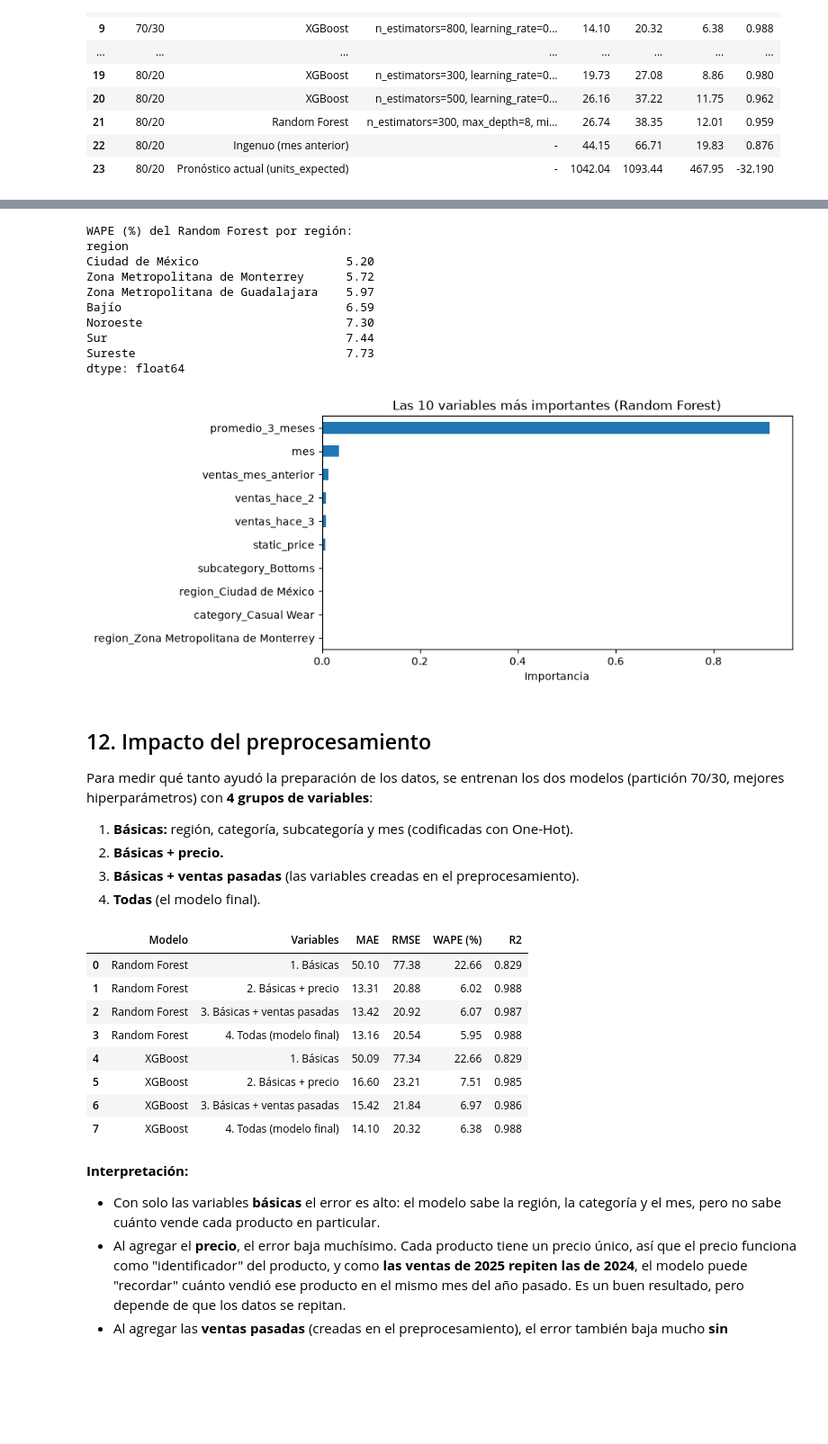
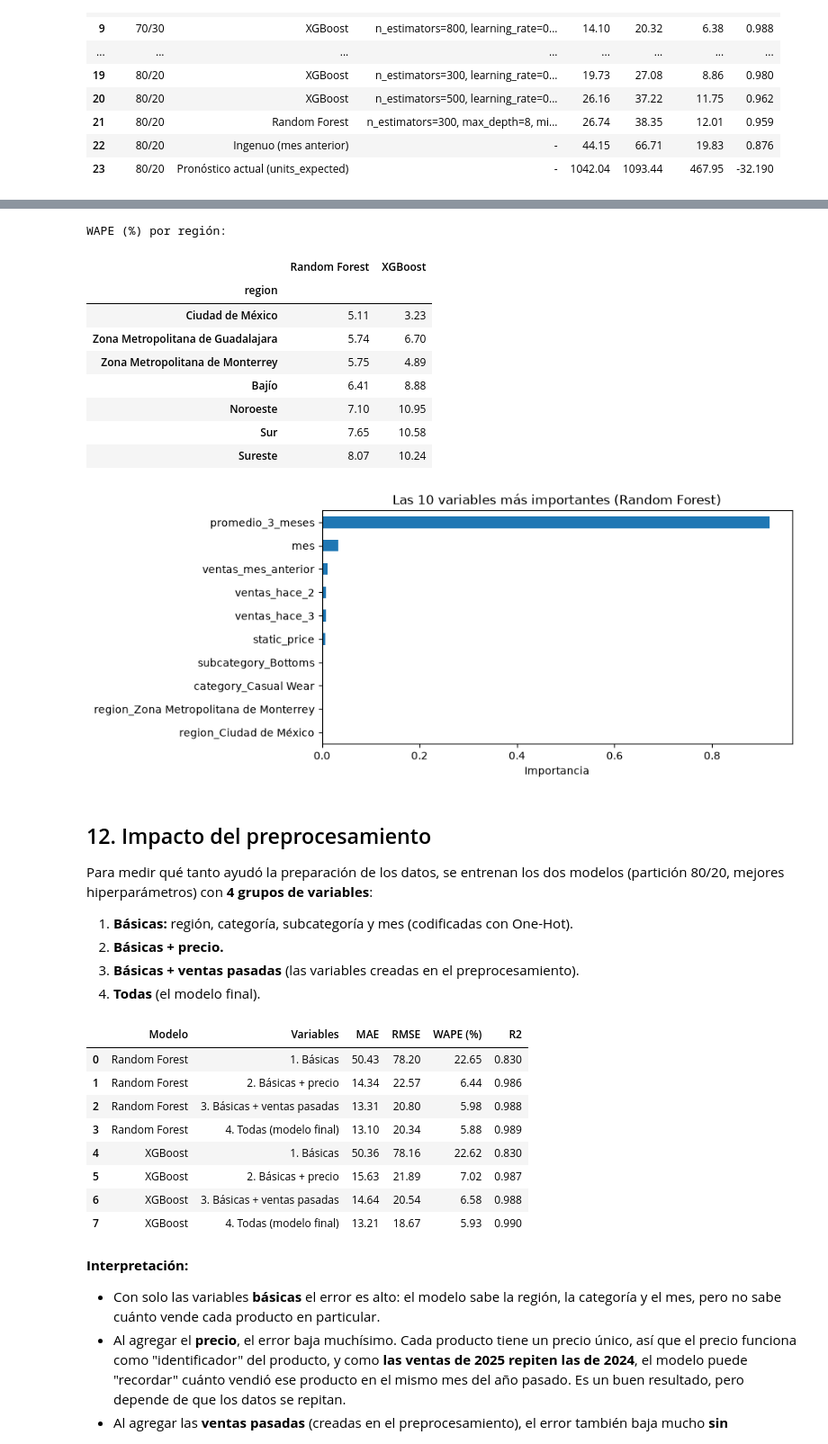
Before and after one commit to patatamanYT/no-entear, a Jupyter notebook: etapa_5_1_codigo/TI3002C_Etapa 5.1_Código ML_6_Jaime Hernández González.ipynb, the cells around one changed output, grey strips where cells are left out. Shown at 90% size. Drawn from its saved outputs; the diff is of its cells as text; code cells hidden in the pictures; blank space fills up the shorter version.

```diff
--- a/etapa_5_1_codigo/TI3002C_Etapa 5.1_Código ML_6_Jaime Hernández González.ipynb
+++ b/etapa_5_1_codigo/TI3002C_Etapa 5.1_Código ML_6_Jaime Hernández González.ipynb
@@ -446,28 +458,31 @@ Se vuelve a entrenar el mejor modelo con la partición 70/30 para ver sus result
 # %%
-corte = '2025-07-01'
+corte = '2025-09-01'
 entrenamiento = datos['fecha'] < corte
 prueba = datos['fecha'] >= corte
 
 mejor_rf = RandomForestRegressor(n_estimators=100, max_depth=None, min_samples_leaf=1, random_state=42, n_jobs=-1)
 mejor_rf.fit(X[entrenamiento], y[entrenamiento])
 
+mejor_xgb = XGBRegressor(n_estimators=800, learning_rate=0.03, max_depth=8, random_state=42)
+mejor_xgb.fit(X[entrenamiento], y[entrenamiento])
+
 resultado = datos.loc[prueba, ['fecha', 'region', 'units_sold', 'units_expected']].copy()
 resultado['pronostico_rf'] = mejor_rf.predict(X[prueba])
+resultado['pronostico_xgb'] = mejor_xgb.predict(X[prueba])
 
-# Total por mes: real vs. pronóstico del modelo vs. pronóstico actual
-total_mes = resultado.groupby('fecha')[['units_sold', 'pronostico_rf', 'units_expected']].sum()
+# Total por mes: real vs. pronósticos de los dos modelos
+total_mes = resultado.groupby('fecha')[['units_sold', 'pronostico_rf', 'pronostico_xgb', 'units_expected']].sum()
 
 plt.figure(figsize=(10, 4))
 plt.plot(total_mes.index, total_mes['units_sold'], marker='o', label='Ventas reales')
 plt.plot(total_mes.index, total_mes['pronostico_rf'], marker='o', linestyle='--', label='Pronóstico Random Forest')
-plt.title('Julio–diciembre 2025: ventas reales vs. pronóstico de Random Forest')
+plt.plot(total_mes.index, total_mes['pronostico_xgb'], marker='o', linestyle=':', label='Pronóstico XGBoost')
+plt.title('Septiembre–diciembre 2025: ventas reales vs. pronósticos')
 plt.ylabel('Unidades')
 plt.legend()
 plt.grid(alpha=0.3)
 plt.show()
 
 # El pronóstico actual no se grafica porque es ~6 veces mayor y aplastaría la escala
-total_mes['diferencia_rf'] = total_mes['pronostico_rf'] - total_mes['units_sold']
-total_mes['diferencia_actual'] = total_mes['units_expected'] - total_mes['units_sold']
 total_mes.round(0)
 # %% [output]
@@ -519,20 +533,24 @@ El 90% de los errores está entre -29.5 y 31.2 unidades
 # %%
-# Error del mejor modelo por región
-por_region = resultado.groupby('region').apply(
-    lambda g: round(np.abs(g['units_sold'] - g['pronostico_rf']).sum() / g['units_sold'].sum() * 100, 2))
-print('WAPE (%) del Random Forest por región:')
-print(por_region.sort_values())
+# Error de los dos modelos por región
+por_region = pd.DataFrame({
+    'Random Forest': resultado.groupby('region').apply(
+        lambda g: np.abs(g['units_sold'] - g['pronostico_rf']).sum() / g['units_sold'].sum() * 100),
+    'XGBoost': resultado.groupby('region').apply(
+        lambda g: np.abs(g['units_sold'] - g['pronostico_xgb']).sum() / g['units_sold'].sum() * 100),
+}).round(2)
+print('WAPE (%) por región:')
+por_region.sort_values('Random Forest')
 # %% [output]
-WAPE (%) del Random Forest por región:
-region
-Ciudad de México                     5.20
-Zona Metropolitana de Monterrey      5.72
-Zona Metropolitana de Guadalajara    5.97
-Bajío                                6.59
-Noroeste                             7.30
-Sur                                  7.44
-Sureste                              7.73
-dtype: float64
+WAPE (%) por región:
+|  | Random Forest | XGBoost |
+| region |  |  |
+| Ciudad de México | 5.11 | 3.23 |
+| Zona Metropolitana de Guadalajara | 5.74 | 6.70 |
+| Zona Metropolitana de Monterrey | 5.75 | 4.89 |
+| Bajío | 6.41 | 8.88 |
+| Noroeste | 7.10 | 10.95 |
+| Sur | 7.65 | 10.58 |
+| Sureste | 8.07 | 10.24 |
 # %%
 # ¿Qué variables usa más el modelo? (segundo método de selección de variables)
 importancia = pd.Series(mejor_rf.feature_importances_, index=X.columns).sort_values(ascending=False).head(10)
@@ -543,53 +561,53 @@ plt.title('Las 10 variables más importantes (Random Forest)')
 plt.xlabel('Importancia')
 plt.show()
 # %% [output]
-[figure, old version]
+[figure, new version]
 # %% [markdown]
 ## 12. Impacto del preprocesamiento
-Para medir qué tanto ayudó la preparación de los datos, se entrenan los dos modelos (partición 70/30, mejores hiperparámetros) con **4 grupos de variables**:
+Para medir qué tanto ayudó la preparación de los datos, se entrenan los dos modelos (partición 80/20, mejores hiperparámetros) con **4 grupos de variables**:
 1. **Básicas:** región, categoría, subcategoría y mes (codificadas con One-Hot).
 2. **Básicas + precio.**
 3. **Básicas + ventas pasadas** (las variables creadas en el preprocesamiento).
 4. **Todas** (el modelo final).
 # %%
-corte = '2025-07-01'
+corte = '2025-09-01'
 entrenamiento = datos['fecha'] < corte
 prueba = datos['fecha'] >= corte
 
 basicas = ['region', 'category', 'subcategory', 'mes']
 rezagos = ['ventas_mes_anterior', 'ventas_hace_2', 'ventas_hace_3', 'promedio_3_meses']
 grupos = {
     '1. Básicas': basicas,
     '2. Básicas + precio': basicas + ['static_price'],
     '3. Básicas + ventas pasadas': basicas + rezagos,
     '4. Todas (modelo final)': basicas + ['static_price'] + rezagos,
 }
 modelos = {
     'Random Forest': lambda: RandomForestRegressor(n_estimators=100, random_state=42, n_jobs=-1),
     'XGBoost': lambda: XGBRegressor(n_estimators=800, learning_rate=0.03, max_depth=8, random_state=42),
 }
 
 comparacion = []
 for nombre_modelo, crear_modelo in modelos.items():
     for nombre_grupo, columnas in grupos.items():
         X_grupo = pd.get_dummies(datos[columnas], columns=['region', 'category', 'subcategory'], dtype=int)
         modelo = crear_modelo()
         modelo.fit(X_grupo[entrenamiento], y[entrenamiento])
         fila = evaluar(y[prueba], modelo.predict(X_grupo[prueba]))
         fila.update({'Modelo': nombre_modelo, 'Variables': nombre_grupo})
         comparacion.append(fila)
 
 pd.DataFrame(comparacion)[['Modelo', 'Variables', 'MAE', 'RMSE', 'WAPE (%)', 'R2']]
 # %% [output]
 |  | Modelo | Variables | MAE | RMSE | WAPE (%) | R2 |
-| 0 | Random Forest | 1. Básicas | 50.10 | 77.38 | 22.66 | 0.829 |
-| 1 | Random Forest | 2. Básicas + precio | 13.31 | 20.88 | 6.02 | 0.988 |
-| 2 | Random Forest | 3. Básicas + ventas pasadas | 13.42 | 20.92 | 6.07 | 0.987 |
-| 3 | Random Forest | 4. Todas (modelo final) | 13.16 | 20.54 | 5.95 | 0.988 |
-| 4 | XGBoost | 1. Básicas | 50.09 | 77.34 | 22.66 | 0.829 |
-| 5 | XGBoost | 2. Básicas + precio | 16.60 | 23.21 | 7.51 | 0.985 |
-| 6 | XGBoost | 3. Básicas + ventas pasadas | 15.42 | 21.84 | 6.97 | 0.986 |
-| 7 | XGBoost | 4. Todas (modelo final) | 14.10 | 20.32 | 6.38 | 0.988 |
+| 0 | Random Forest | 1. Básicas | 50.43 | 78.20 | 22.65 | 0.830 |
+| 1 | Random Forest | 2. Básicas + precio | 14.34 | 22.57 | 6.44 | 0.986 |
+| 2 | Random Forest | 3. Básicas + ventas pasadas | 13.31 | 20.80 | 5.98 | 0.988 |
+| 3 | Random Forest | 4. Todas (modelo final) | 13.10 | 20.34 | 5.88 | 0.989 |
+| 4 | XGBoost | 1. Básicas | 50.36 | 78.16 | 22.62 | 0.830 |
+| 5 | XGBoost | 2. Básicas + precio | 15.63 | 21.89 | 7.02 | 0.987 |
+| 6 | XGBoost | 3. Básicas + ventas pasadas | 14.64 | 20.54 | 6.58 | 0.988 |
+| 7 | XGBoost | 4. Todas (modelo final) | 13.21 | 18.67 | 5.93 | 0.990 |
 # %% [markdown]
 **Interpretación:**
 - Con solo las variables **básicas** el error es alto: el modelo sabe la región, la categoría y el mes, pero no sabe cuánto vende cada producto en particular.
```
Also changed, not shown: parts of 7 cells of this notebook, 2 other files.
